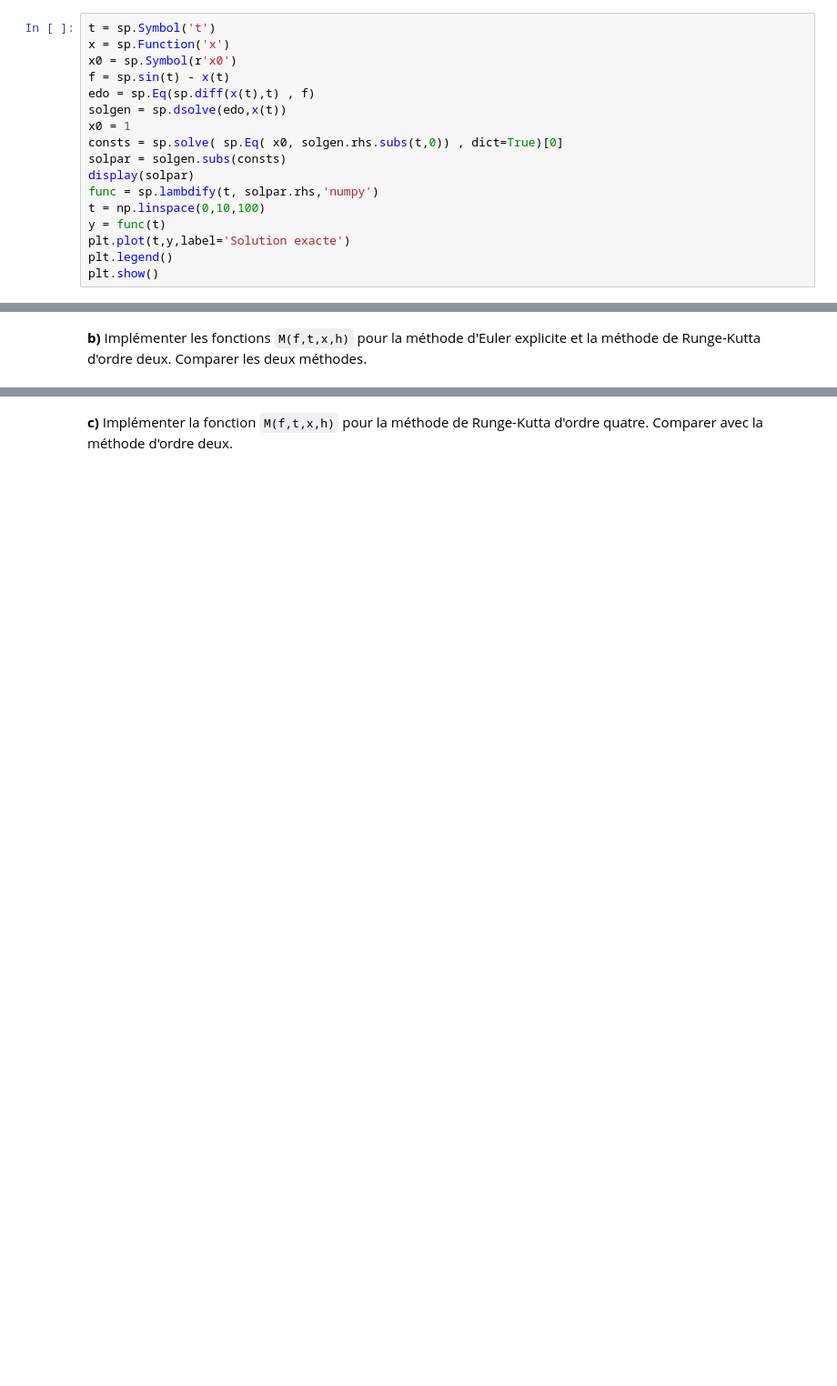
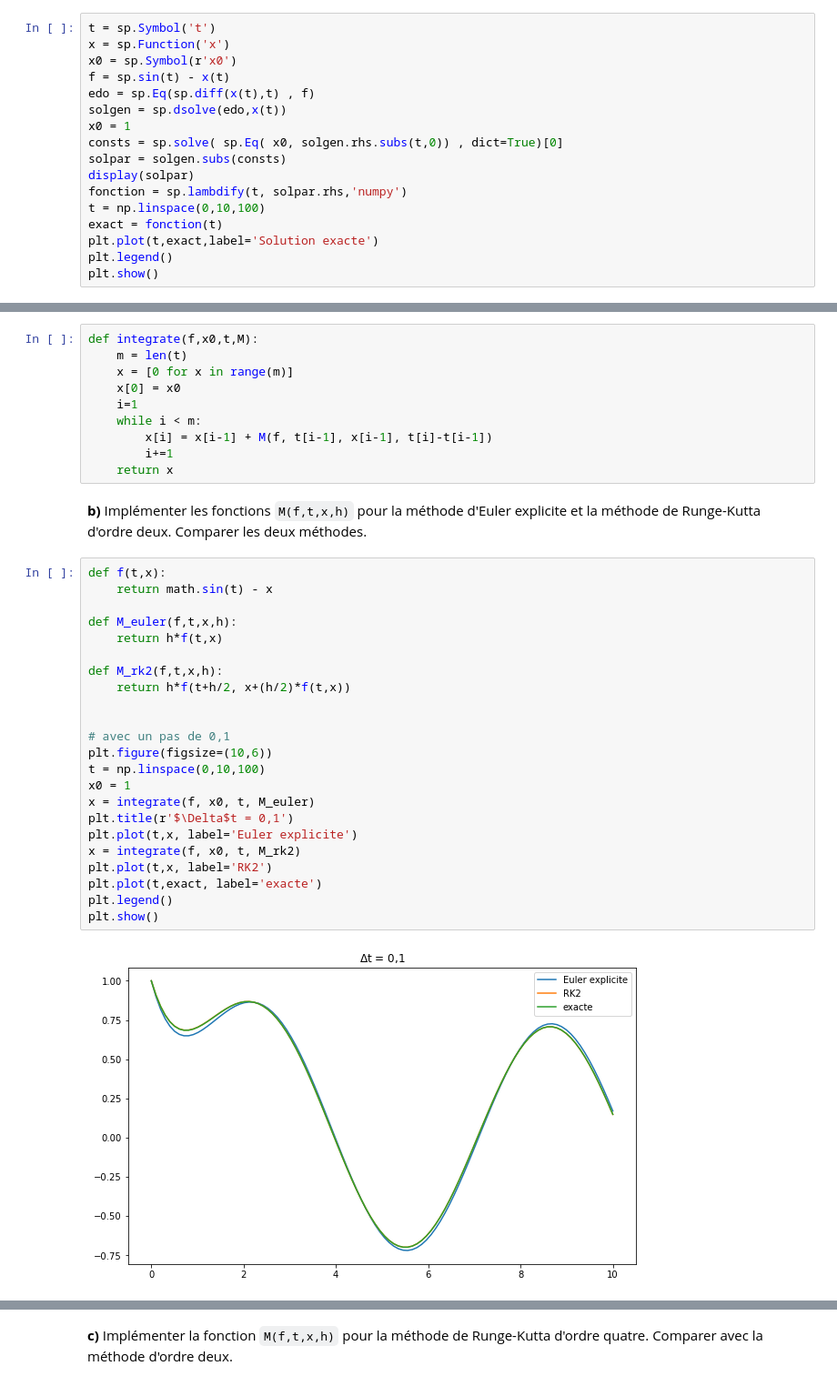
Before and after one commit to AntonioHorcasSerrano/LU2MA100, a Jupyter notebook: chap10.ipynb, the cells around one changed output, grey strips where cells are left out. Shown at 91% size. Drawn from its saved outputs; the diff is of its cells as text; blank space fills up the shorter version.

```diff
--- a/chap10.ipynb
+++ b/chap10.ipynb
@@ -90,10 +90,10 @@ x0 = 1
 consts = sp.solve( sp.Eq( x0, solgen.rhs.subs(t,0)) , dict=True)[0]
 solpar = solgen.subs(consts)
 display(solpar)
-func = sp.lambdify(t, solpar.rhs,'numpy')
+fonction = sp.lambdify(t, solpar.rhs,'numpy')
 t = np.linspace(0,10,100)
-y = func(t)
-plt.plot(t,y,label='Solution exacte')
+exact = fonction(t)
+plt.plot(t,exact,label='Solution exacte')
 plt.legend()
 plt.show()
 # %% [output]
@@ -386,7 +386,42 @@ $$
 # %% [markdown]
 **a)**
 Définir une fonction `integrate(f, x0, t, M)` qui pour une liste de temps $(t_i)_ {i=0}^N$ donnée retourne les valeurs correspondantes $\boldsymbol{x}_0,\boldsymbol{x}_1,\dots,\boldsymbol{x}_N$ avec la méthode $M$.
+# %%
+def integrate(f,x0,t,M):
+    m = len(t)
+    x = [0 for x in range(m)]
+    x[0] = x0
+    i=1
+    while i < m:
+        x[i] = x[i-1] + M(f, t[i-1], x[i-1], t[i]-t[i-1])
+        i+=1
+    return x
 # %% [markdown]
 
 **b)**
 Implémenter les fonctions `M(f,t,x,h)` pour la méthode d'Euler explicite et la méthode de Runge-Kutta d'ordre deux. Comparer les deux méthodes.
+# %%
+def f(t,x):
+    return math.sin(t) - x
+
+def M_euler(f,t,x,h):
+    return h*f(t,x)
+
+def M_rk2(f,t,x,h):
+    return h*f(t+h/2, x+(h/2)*f(t,x))
+
+
+# avec un pas de 0,1
+plt.figure(figsize=(10,6))
+t = np.linspace(0,10,100)
+x0 = 1
+x = integrate(f, x0, t, M_euler)
+plt.title(r'$\Delta$t = 0,1')
+plt.plot(t,x, label='Euler explicite')
+x = integrate(f, x0, t, M_rk2)
+plt.plot(t,x, label='RK2')
+plt.plot(t,exact, label='exacte')
+plt.legend()
+plt.show()
+# %% [output]
+[figure, added]
```
Also changed, not shown: parts of 7 cells of this notebook.
